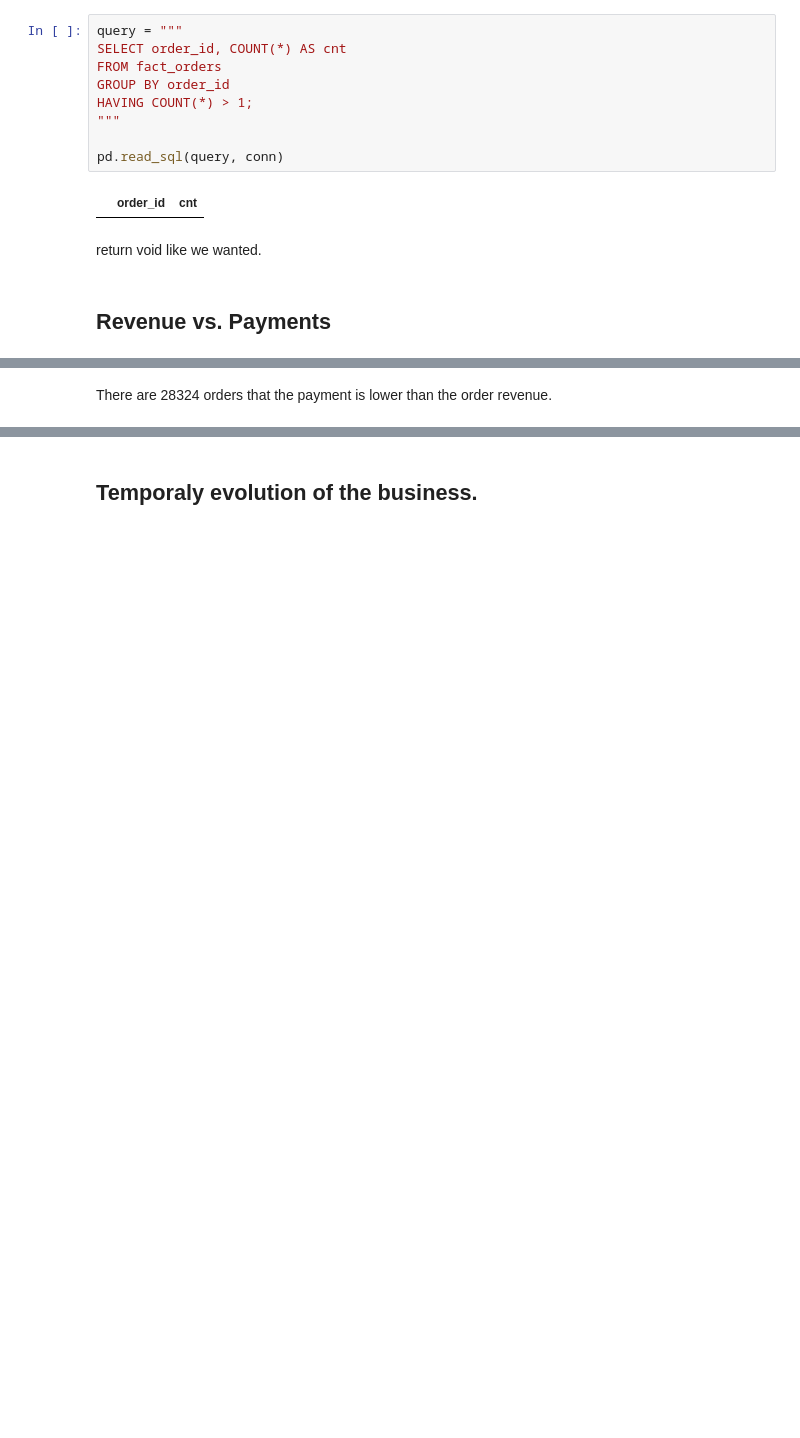
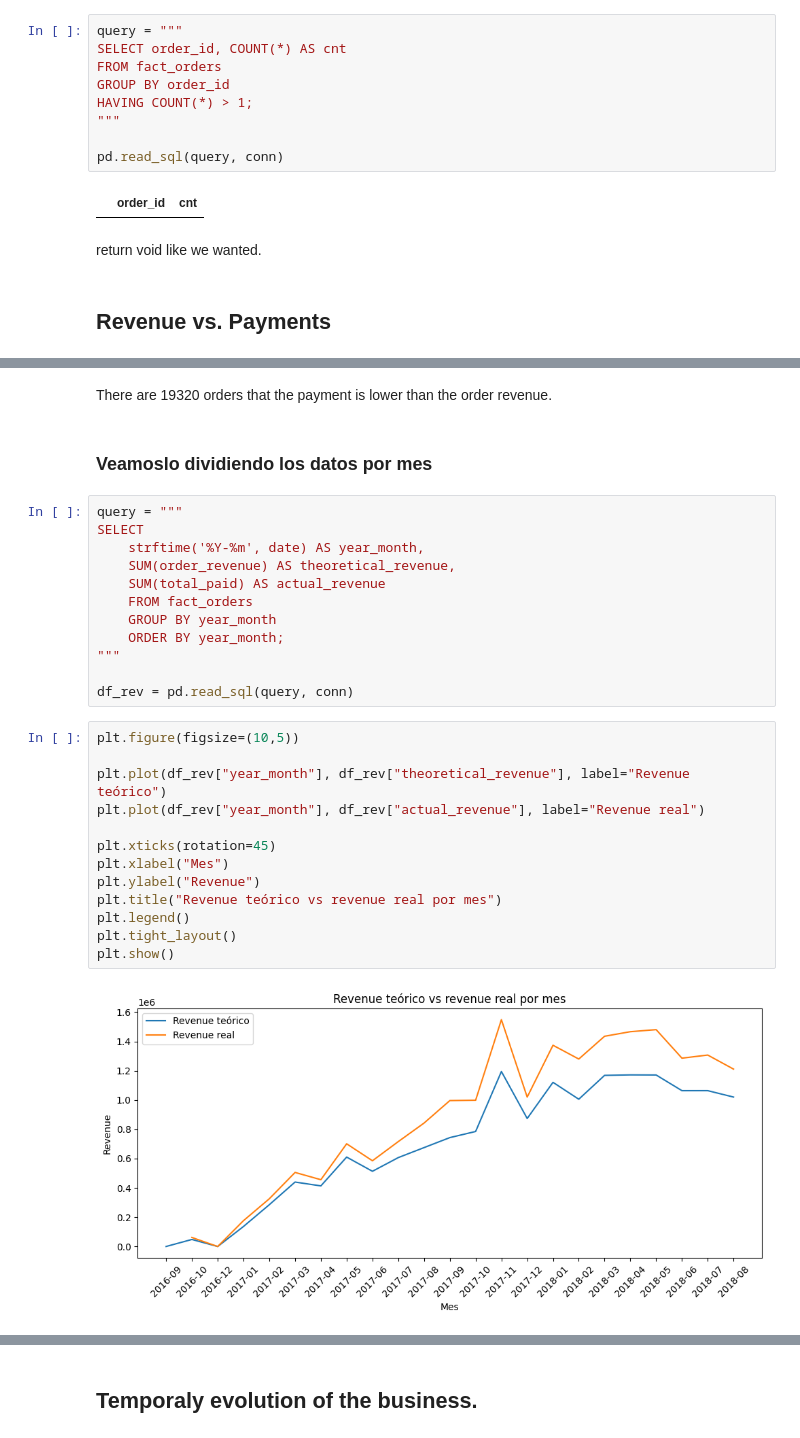
Before and after one commit to SoutoSebastian/ecommerce-analytics-sql-ml, a Jupyter notebook: notebooks/01_eda.ipynb, the cells around one changed output, grey strips where cells are left out. Drawn from its saved outputs; the diff is of its cells as text; blank space fills up the shorter version.

Commit message:
arreglando query principal

```diff
--- a/notebooks/01_eda.ipynb
+++ b/notebooks/01_eda.ipynb
@@ -87,2 +102,31 @@ df_gaps
 # %% [markdown]
-There are 28324 orders that the payment is lower than the order revenue.
+There are 19320 orders that the payment is lower than the order revenue.
+# %% [markdown]
+### Veamoslo dividiendo los datos por mes
+# %%
+query = """
+SELECT
+    strftime('%Y-%m', date) AS year_month,
+    SUM(order_revenue) AS theoretical_revenue,
+    SUM(total_paid) AS actual_revenue
+    FROM fact_orders
+    GROUP BY year_month
+    ORDER BY year_month;
+"""
+
+df_rev = pd.read_sql(query, conn)
+# %%
+plt.figure(figsize=(10,5))
+
+plt.plot(df_rev["year_month"], df_rev["theoretical_revenue"], label="Revenue teórico")
+plt.plot(df_rev["year_month"], df_rev["actual_revenue"], label="Revenue real")
+
+plt.xticks(rotation=45)
+plt.xlabel("Mes")
+plt.ylabel("Revenue")
+plt.title("Revenue teórico vs revenue real por mes")
+plt.legend()
+plt.tight_layout()
+plt.show()
+# %% [output]
+[figure, added]
```
Also changed, not shown: parts of 9 cells of this notebook, 1 other file.
